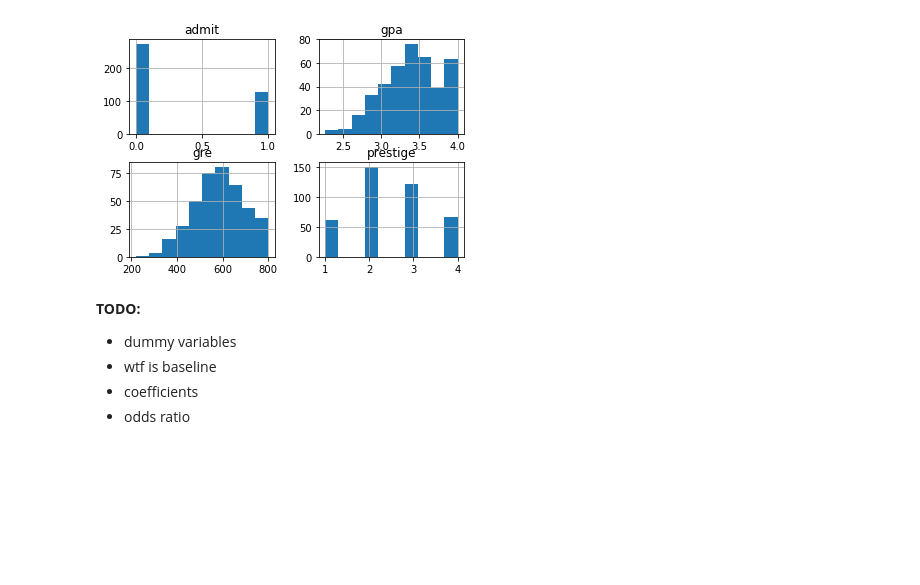
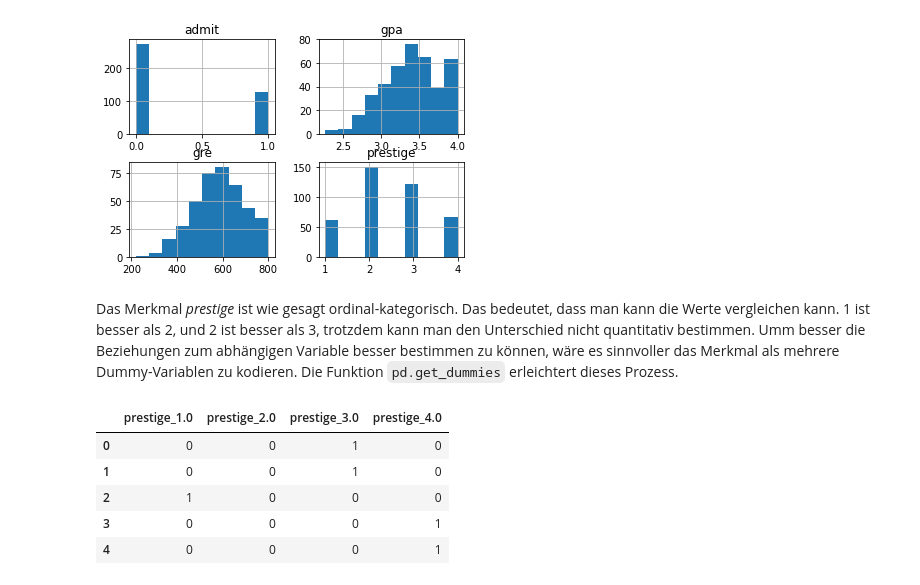
Before and after one commit to emomicrowave/machine-learning-tutorials, a Jupyter notebook: 04-logistic_regression/tutorial.ipynb, the cells around one changed output. Drawn from its saved outputs; the diff is of its cells as text; code cells hidden in the pictures; blank space fills up the shorter version.

```diff
--- a/04-logistic_regression/tutorial.ipynb
+++ b/04-logistic_regression/tutorial.ipynb
@@ -149,9 +144,15 @@ df.hist()
 plt.show()
 # %% [output]
 [figure]
-# %% [markdown]
-**TODO:**
-- dummy variables
-- wtf is baseline
-- coefficients
-- odds ratio
+# %% [markdown]
+Das Merkmal *prestige* ist wie gesagt ordinal-kategorisch. Das bedeutet, dass man kann die Werte vergleichen kann. 1 ist besser als 2, und 2 ist besser als 3, trotzdem kann man den Unterschied nicht quantitativ bestimmen. Umm besser die Beziehungen zum abhängigen Variable besser bestimmen zu können, wäre es sinnvoller das Merkmal als mehrere Dummy-Variablen zu kodieren. Die Funktion `pd.get_dummies` erleichtert dieses Prozess.
+# %%
+dummies = pd.get_dummies(df['prestige'], prefix='prestige')
+dummies.head()
+# %% [output]
+|  | prestige_1.0 | prestige_2.0 | prestige_3.0 | prestige_4.0 |
+| 0 | 0 | 0 | 1 | 0 |
+| 1 | 0 | 0 | 1 | 0 |
+| 2 | 1 | 0 | 0 | 0 |
+| 3 | 0 | 0 | 0 | 1 |
+| 4 | 0 | 0 | 0 | 1 |
```
Also changed, not shown: parts of 9 cells of this notebook.
